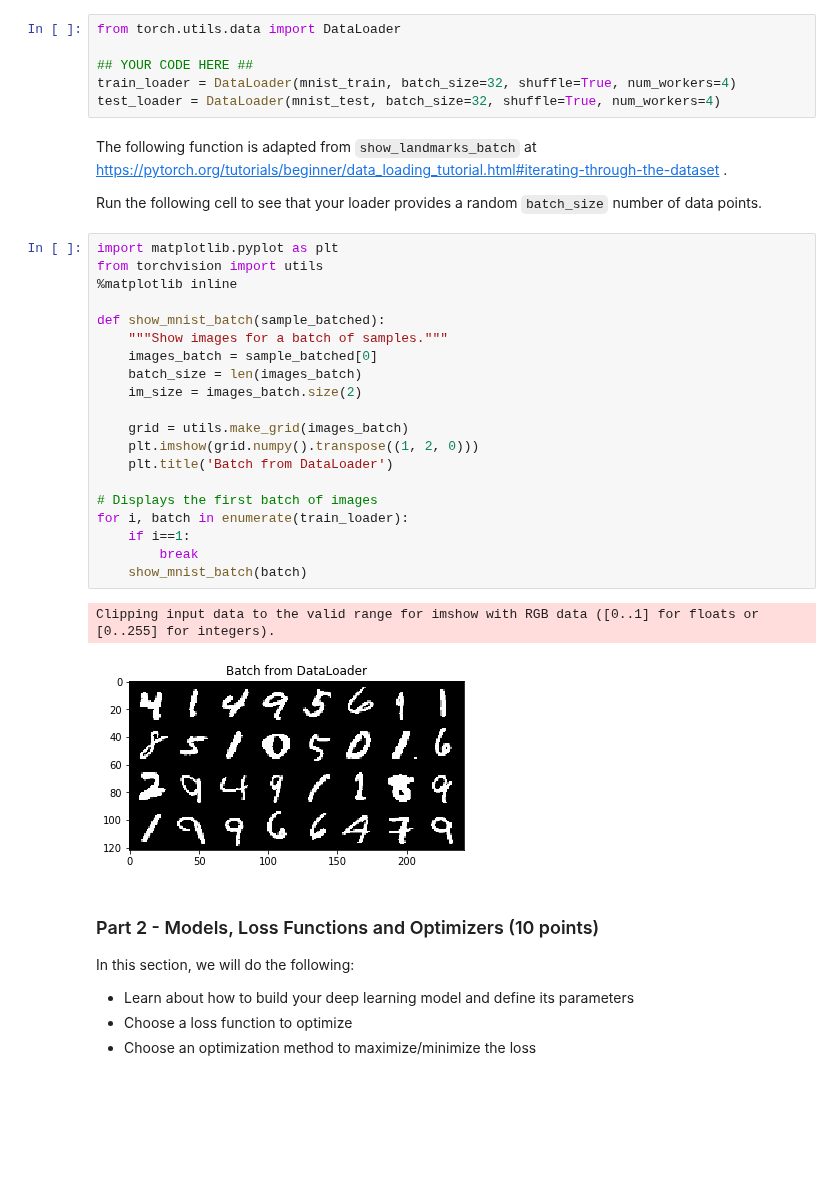
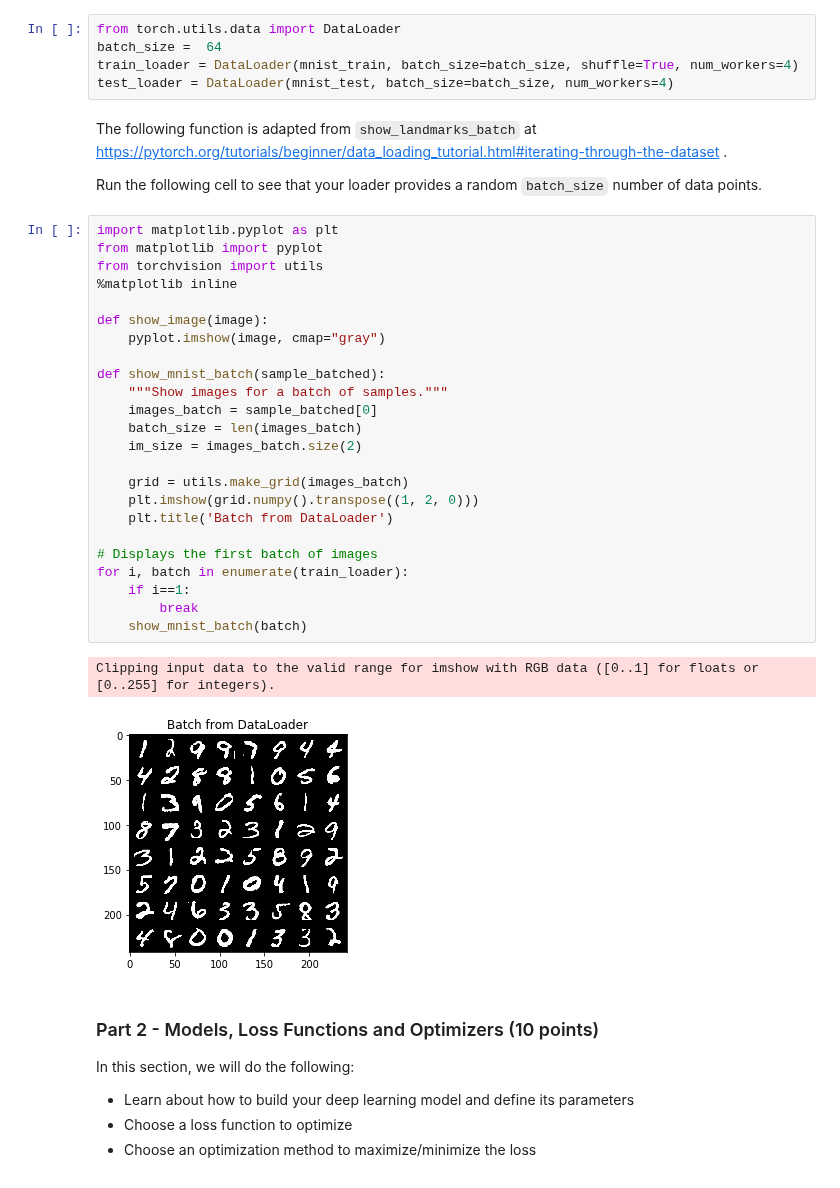
Before and after one commit to edgar971/cs-498-advanced-machine-learning, a Jupyter notebook: assignments/8-Artificial-Neural-Networks/hw.ipynb, the cells around one changed output. Saved outputs shown, nothing was run; the diff lists cells and outputs as text; blank space fills up the shorter version.

```diff
--- a/assignments/8-Artificial-Neural-Networks/hw.ipynb
+++ b/assignments/8-Artificial-Neural-Networks/hw.ipynb
@@ -113,10 +113,9 @@ We could iterate through these directly using a loop, but this is not idiomatic.
 * **Set the `shuffle` parameter to `True`.**
 # %%
 from torch.utils.data import DataLoader
-
-## YOUR CODE HERE ##
-train_loader = DataLoader(mnist_train, batch_size=32, shuffle=True, num_workers=4)
-test_loader = DataLoader(mnist_test, batch_size=32, shuffle=True, num_workers=4)
+batch_size =  64
+train_loader = DataLoader(mnist_train, batch_size=batch_size, shuffle=True, num_workers=4)
+test_loader = DataLoader(mnist_test, batch_size=batch_size, num_workers=4)
 # %% [markdown]
 The following function is adapted from `show_landmarks_batch` at
 https://pytorch.org/tutorials/beginner/data_loading_tutorial.html#iterating-through-the-dataset .
@@ -124,27 +123,31 @@ https://pytorch.org/tutorials/beginner/data_loading_tutorial.html#iterating-thro
 Run the following cell to see that your loader provides a random `batch_size` number of data points.
 # %%
 import matplotlib.pyplot as plt
+from matplotlib import pyplot
 from torchvision import utils
 %matplotlib inline
+
+def show_image(image):
+    pyplot.imshow(image, cmap="gray")
 
 def show_mnist_batch(sample_batched):
     """Show images for a batch of samples."""
     images_batch = sample_batched[0]
     batch_size = len(images_batch)
     im_size = images_batch.size(2)
 
     grid = utils.make_grid(images_batch)
     plt.imshow(grid.numpy().transpose((1, 2, 0)))
     plt.title('Batch from DataLoader')
 
 # Displays the first batch of images
 for i, batch in enumerate(train_loader):
     if i==1:
         break
     show_mnist_batch(batch)
 # %% [output]
 Clipping input data to the valid range for imshow with RGB data ([0..1] for floats or [0..255] for integers).
-[figure, old version]
+[figure, new version]
 # %% [markdown]
 ### Part 2  - Models, Loss Functions and Optimizers (10 points)
 
```
Also changed, not shown: parts of 6 cells of this notebook, 16 other files.
